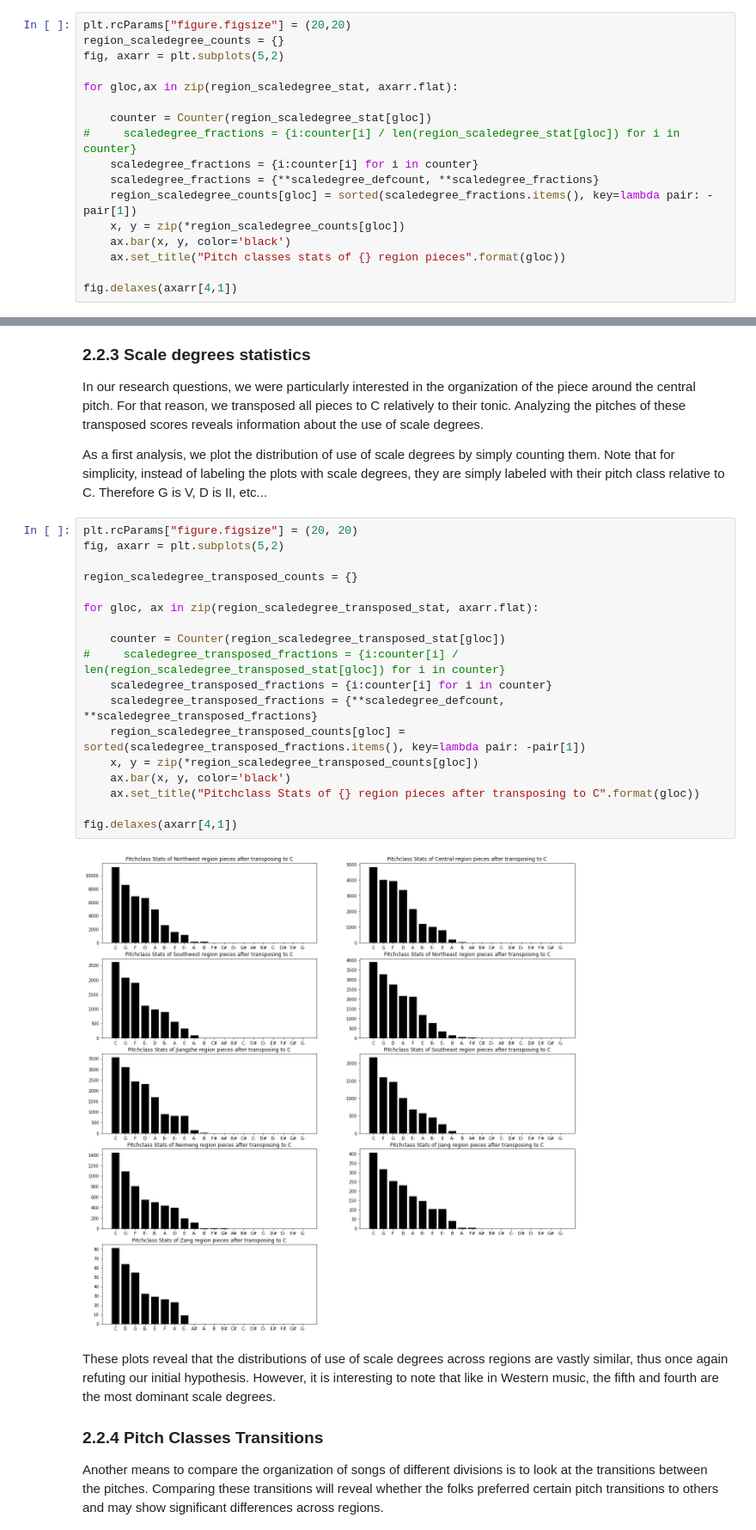
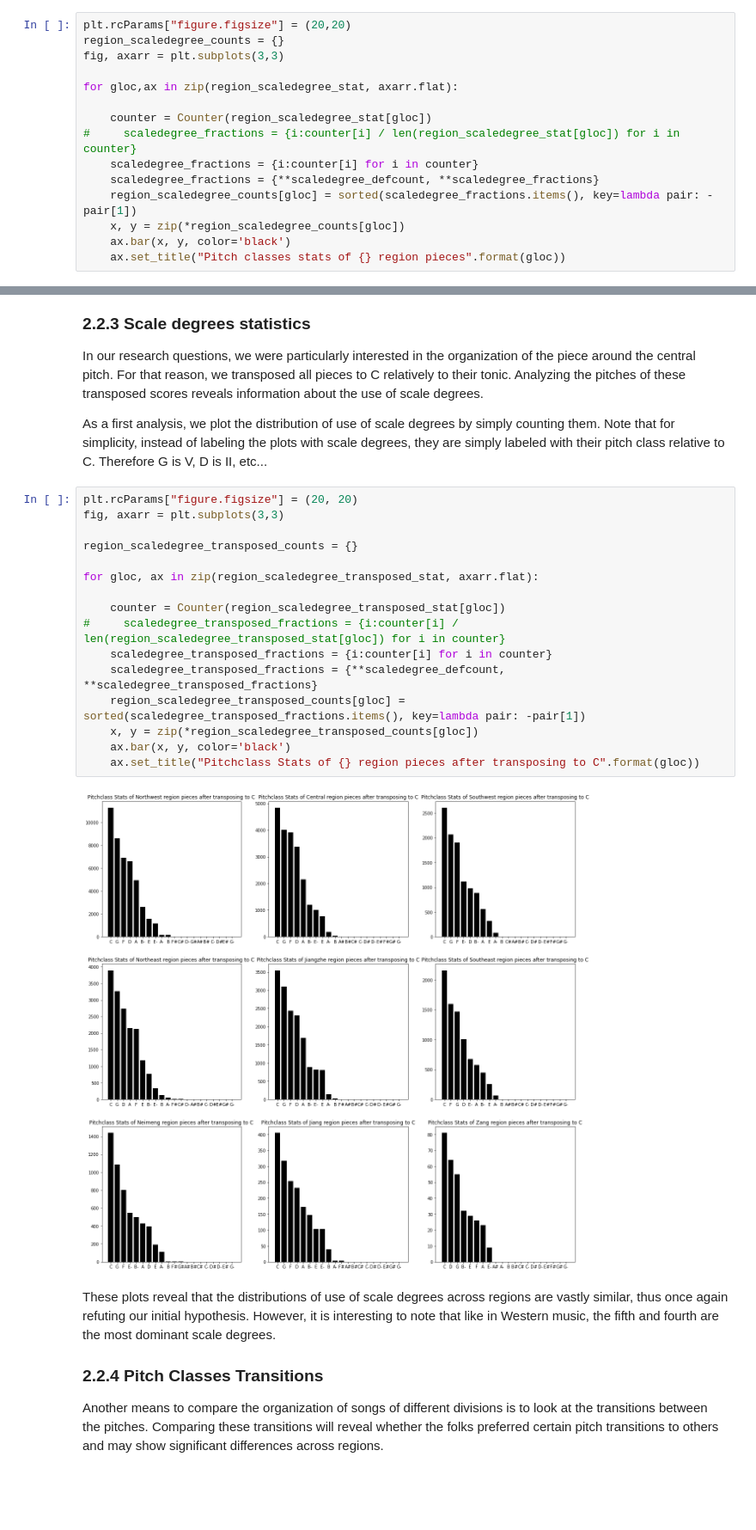
Before and after one commit to ravinitheshreddy/Digital-Musicology-Project, a Jupyter notebook: milestone2.ipynb, the cells around one changed output, grey strips where cells are left out. Shown at 86% size. Drawn from its saved outputs; the diff is of its cells as text; blank space fills up the shorter version.

```diff
--- a/milestone2.ipynb
+++ b/milestone2.ipynb
@@ -655,7 +655,7 @@ For this visualization, we decided to sort the pitch classes by occurrences rath
 # %%
 plt.rcParams["figure.figsize"] = (20,20)
 region_scaledegree_counts = {}
-fig, axarr = plt.subplots(5,2)
+fig, axarr = plt.subplots(3,3)
 
 for gloc,ax in zip(region_scaledegree_stat, axarr.flat):
 
@@ -667,6 +667,4 @@ for gloc,ax in zip(region_scaledegree_stat, axarr.flat):
     x, y = zip(*region_scaledegree_counts[gloc])
     ax.bar(x, y, color='black')
     ax.set_title("Pitch classes stats of {} region pieces".format(gloc))
-
-fig.delaxes(axarr[4,1])
 # %% [output]
@@ -686,24 +684,22 @@ In our research questions, we were particularly interested in the organization o
 As a first analysis, we plot the distribution of use of scale degrees by simply counting them. Note that for simplicity, instead of labeling the plots with scale degrees, they are simply labeled with their pitch class relative to C. Therefore G is V, D is II, etc...
 # %%
 plt.rcParams["figure.figsize"] = (20, 20)
-fig, axarr = plt.subplots(5,2)
+fig, axarr = plt.subplots(3,3)
 
 region_scaledegree_transposed_counts = {}
 
 for gloc, ax in zip(region_scaledegree_transposed_stat, axarr.flat):
 
     counter = Counter(region_scaledegree_transposed_stat[gloc])
 #     scaledegree_transposed_fractions = {i:counter[i] / len(region_scaledegree_transposed_stat[gloc]) for i in counter}
     scaledegree_transposed_fractions = {i:counter[i] for i in counter}
     scaledegree_transposed_fractions = {**scaledegree_defcount, **scaledegree_transposed_fractions}
     region_scaledegree_transposed_counts[gloc] = sorted(scaledegree_transposed_fractions.items(), key=lambda pair: -pair[1])
     x, y = zip(*region_scaledegree_transposed_counts[gloc])
     ax.bar(x, y, color='black')
     ax.set_title("Pitchclass Stats of {} region pieces after transposing to C".format(gloc))
-
-fig.delaxes(axarr[4,1])
 # %% [output]
-[figure, old version]
+[figure, new version]
 # %% [markdown]
 These plots reveal that the distributions of use of scale degrees across regions are vastly similar, thus once again refuting our initial hypothesis. However, it is interesting to note that like in Western music, the fifth and fourth are the most dominant scale degrees.
 
```
Also changed, not shown: parts of 1 cell of this notebook.
